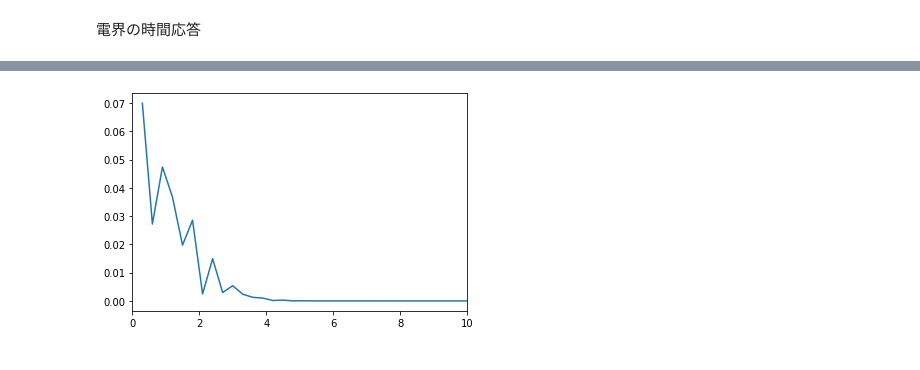
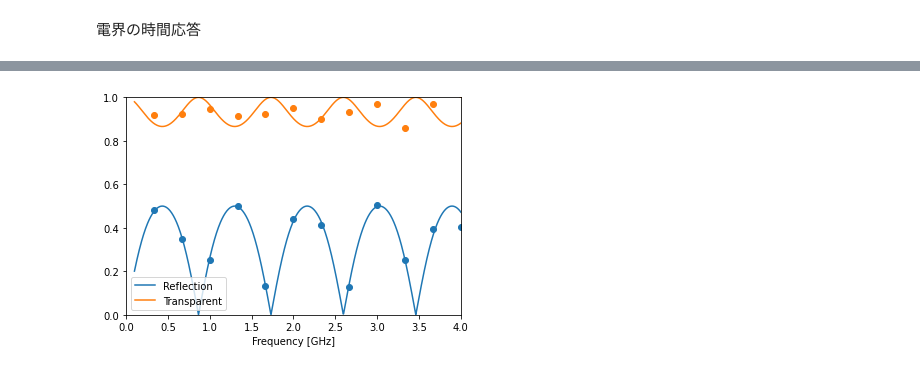
Before and after one commit to yn4k4nishi/MyFDTD, a Jupyter notebook: 1D.ipynb, the cells around one changed output, grey strips where cells are left out. Saved outputs shown, nothing was run; the diff lists cells and outputs as text; code cells hidden in the pictures.

Commit message:
reflection coefficient

```diff
--- a/1D.ipynb
+++ b/1D.ipynb
@@ -226,15 +216,50 @@ t=2.5 ns 前後で，入射波と反射波に分かれる
-# %%
-ex_in  = ex_t[:450]
-ex_ref = ex_t[450:850]
-
-N = 500
-
-F = np.fft.fft(ex_ref)
-freq = np.fft.fftfreq(N, d=dt) / 1e9
-amp = np.abs(F/(N/2))
-
-plt.plot(freq[1:int(N/2)], amp[1:int(N/2)])
-plt.xlim(0,10)
-plt.show()
-# %% [output]
-[figure, removed]
+# %%
+ex_in = ex_t[:450]
+ex_rf = ex_t[450:900]
+ex_tr = ex_t2[450:900]
+
+# フーリエ変換
+N = 900
+
+F = np.fft.fft(ex_in)
+freq = np.fft.fftfreq(N, d=dt/2) / 1e9
+amp1 = np.abs(F/(N/2))
+
+F = np.fft.fft(ex_rf)
+freq = np.fft.fftfreq(N, d=dt/2) / 1e9
+amp2 = np.abs(F/(N/2))
+
+F = np.fft.fft(ex_tr)
+freq = np.fft.fftfreq(N, d=dt/2) / 1e9
+amp3 = np.abs(F/(N/2))
+
+plt.scatter(freq[1:int(N/2)], amp2[1:int(N/2)]/amp1[1:int(N/2)])
+plt.scatter(freq[1:int(N/2)], amp3[1:int(N/2)]/amp1[1:int(N/2)])
+
+# 理論値
+f = np.linspace(0.1e9, 4e9, 1000)
+w = 2 * np.pi * f
+
+k0 = w / c
+k2 = w / c * np.sqrt(epsr)
+
+z0 = 377 # 自由空間中の波動インピーダンス
+y0 = 1/z0
+
+z2 = z0/np.sqrt(epsr)
+y2 = 1/z2
+
+R = 1j * (y0*z2*y0 - y2) * np.sin(k2*d) / ((2*y0)*np.cos(k2*d) + 1j*(y0*z2*y0 + y2)*np.sin(k2*d))
+T = y0 * (1-R) / np.exp(-1j*k0*d) / (1j*y2*np.sin(k2*d) + y0*np.cos(k2*d))
+
+plt.plot(f/1e9, np.abs(R), label="Reflection")
+plt.plot(f/1e9, np.abs(T), label="Transparent")
+
+plt.xlim(0,4)
+plt.ylim(0,1)
+plt.xlabel("Frequency [GHz]")
+plt.legend()
+plt.savefig("img/1D-reflection.png")
+plt.show()
+# %% [output]
+[figure, added]
```
Also changed, not shown: parts of 7 cells of this notebook, 3 other files.
